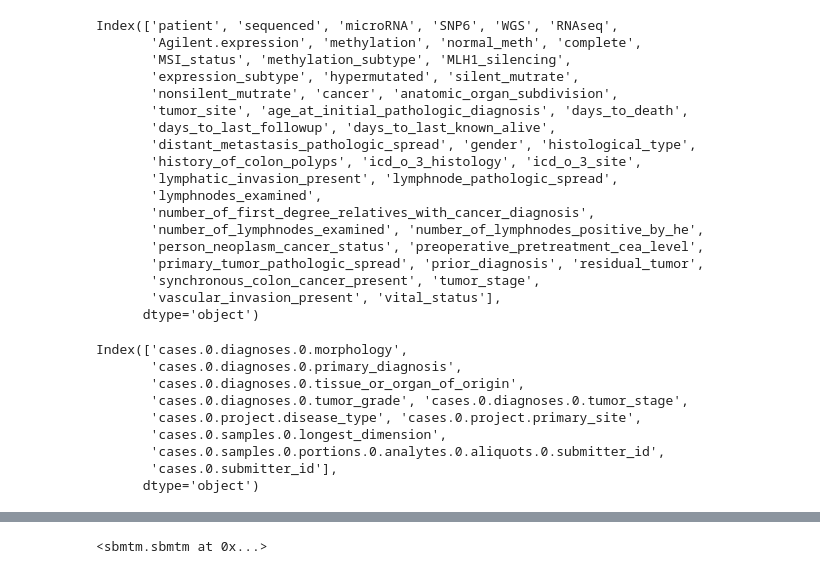
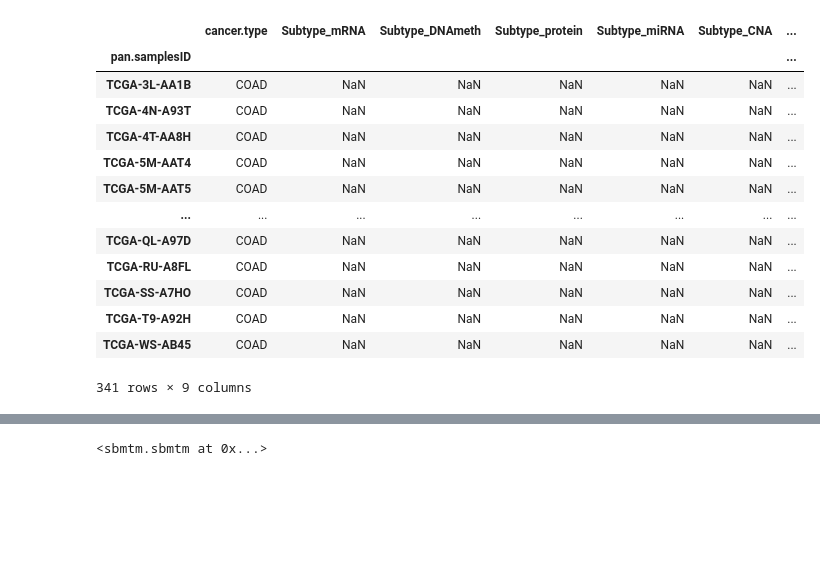
Before and after one commit to fvalle1/phd, a Jupyter notebook: datasets/cancers/crectal/crectal.ipynb, the cells around one changed output, grey strips where cells are left out. Cells and saved outputs as stored; diff of their text form; code cells hidden in the pictures; blank space fills up the shorter version.

Commit message:
cancers

```diff
--- a/datasets/cancers/crectal/crectal.ipynb
+++ b/datasets/cancers/crectal/crectal.ipynb
@@ -6,0 +5,19 @@ sys.path.append('/home/fvalle/phd/master_thesis/')
+# %%
+df_tcgabiolinks = pd.read_csv("../TCGA_biolinks.csv", index_col=0).dropna(how="all", axis=1)
+df_tcgabiolinks = df_tcgabiolinks[df_tcgabiolinks["cancer.type"]=="COAD"].set_index("pan.samplesID")
+df_tcgabiolinks
+# %% [output]
+|  | cancer.type | Subtype_mRNA | Subtype_DNAmeth | Subtype_protein | Subtype_miRNA | Subtype_CNA | ... |
+| pan.samplesID |  |  |  |  |  |  | ... |
+| TCGA-3L-AA1B | COAD | NaN | NaN | NaN | NaN | NaN | ... |
+| TCGA-4N-A93T | COAD | NaN | NaN | NaN | NaN | NaN | ... |
+| TCGA-4T-AA8H | COAD | NaN | NaN | NaN | NaN | NaN | ... |
+| TCGA-5M-AAT4 | COAD | NaN | NaN | NaN | NaN | NaN | ... |
+| TCGA-5M-AAT5 | COAD | NaN | NaN | NaN | NaN | NaN | ... |
+| ... | ... | ... | ... | ... | ... | ... | ... |
+| TCGA-QL-A97D | COAD | NaN | NaN | NaN | NaN | NaN | ... |
+| TCGA-RU-A8FL | COAD | NaN | NaN | NaN | NaN | NaN | ... |
+| TCGA-SS-A7HO | COAD | NaN | NaN | NaN | NaN | NaN | ... |
+| TCGA-T9-A92H | COAD | NaN | NaN | NaN | NaN | NaN | ... |
+| TCGA-WS-AB45 | COAD | NaN | NaN | NaN | NaN | NaN | ... |
+341 rows × 9 columns
@@ -7,34 +37,2 @@ sys.path.append('/home/fvalle/phd/master_thesis/')
 # %%
-df_info = pd.read_csv("TCGABiolinks_COAD.csv", index_col=0).sort_index()
-df_info.columns
+df = pd.read_csv("mainTable_all.csv",index_col=0)
-# %% [output]
-Index(['patient', 'sequenced', 'microRNA', 'SNP6', 'WGS', 'RNAseq',
-       'Agilent.expression', 'methylation', 'normal_meth', 'complete',
-       'MSI_status', 'methylation_subtype', 'MLH1_silencing',
-       'expression_subtype', 'hypermutated', 'silent_mutrate',
-       'nonsilent_mutrate', 'cancer', 'anatomic_organ_subdivision',
-       'tumor_site', 'age_at_initial_pathologic_diagnosis', 'days_to_death',
-       'days_to_last_followup', 'days_to_last_known_alive',
-       'distant_metastasis_pathologic_spread', 'gender', 'histological_type',
-       'history_of_colon_polyps', 'icd_o_3_histology', 'icd_o_3_site',
-       'lymphatic_invasion_present', 'lymphnode_pathologic_spread',
-       'lymphnodes_examined',
-       'number_of_first_degree_relatives_with_cancer_diagnosis',
-       'number_of_lymphnodes_examined', 'number_of_lymphnodes_positive_by_he',
-       'person_neoplasm_cancer_status', 'preoperative_pretreatment_cea_level',
-       'primary_tumor_pathologic_spread', 'prior_diagnosis', 'residual_tumor',
-       'synchronous_colon_cancer_present', 'tumor_stage',
-       'vascular_invasion_present', 'vital_status'],
-      dtype='object')
-# %%
-df_files.columns
-# %% [output]
-Index(['cases.0.diagnoses.0.morphology',
-       'cases.0.diagnoses.0.primary_diagnosis',
-       'cases.0.diagnoses.0.tissue_or_organ_of_origin',
-       'cases.0.diagnoses.0.tumor_grade', 'cases.0.diagnoses.0.tumor_stage',
-       'cases.0.project.disease_type', 'cases.0.project.primary_site',
-       'cases.0.samples.0.longest_dimension',
-       'cases.0.samples.0.portions.0.analytes.0.aliquots.0.submitter_id',
-       'cases.0.submitter_id'],
-      dtype='object')
```
Also changed, not shown: parts of 16 cells of this notebook, 4 other files.
